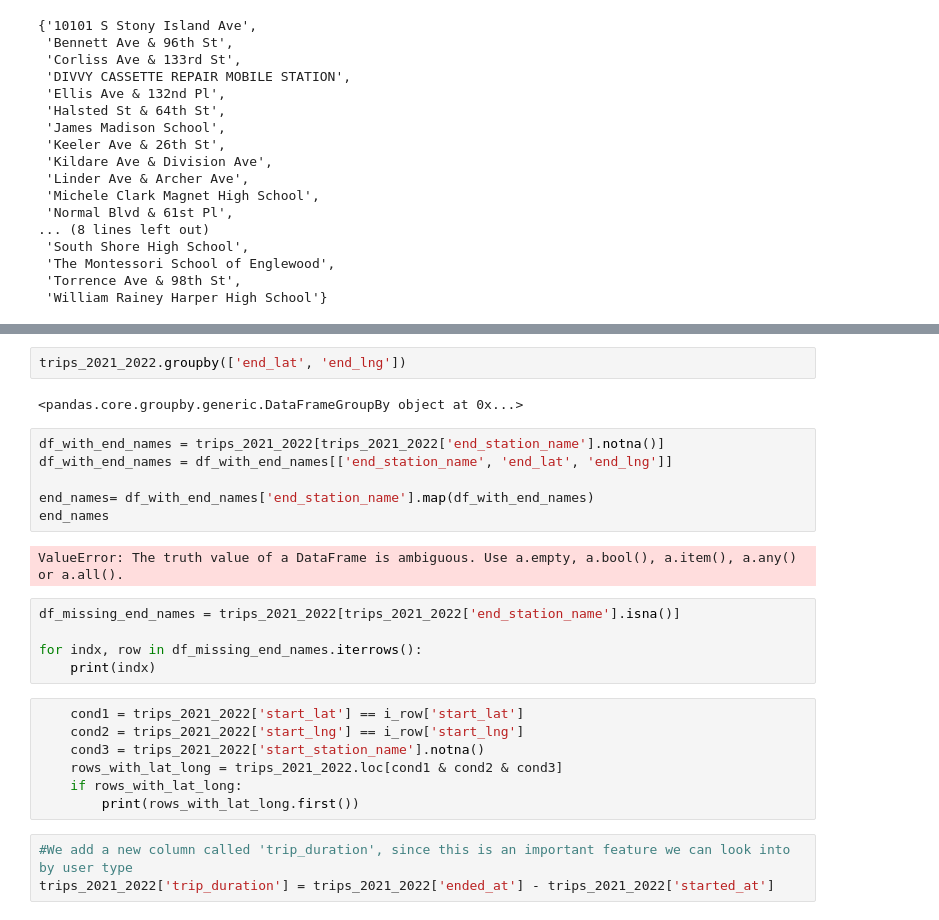
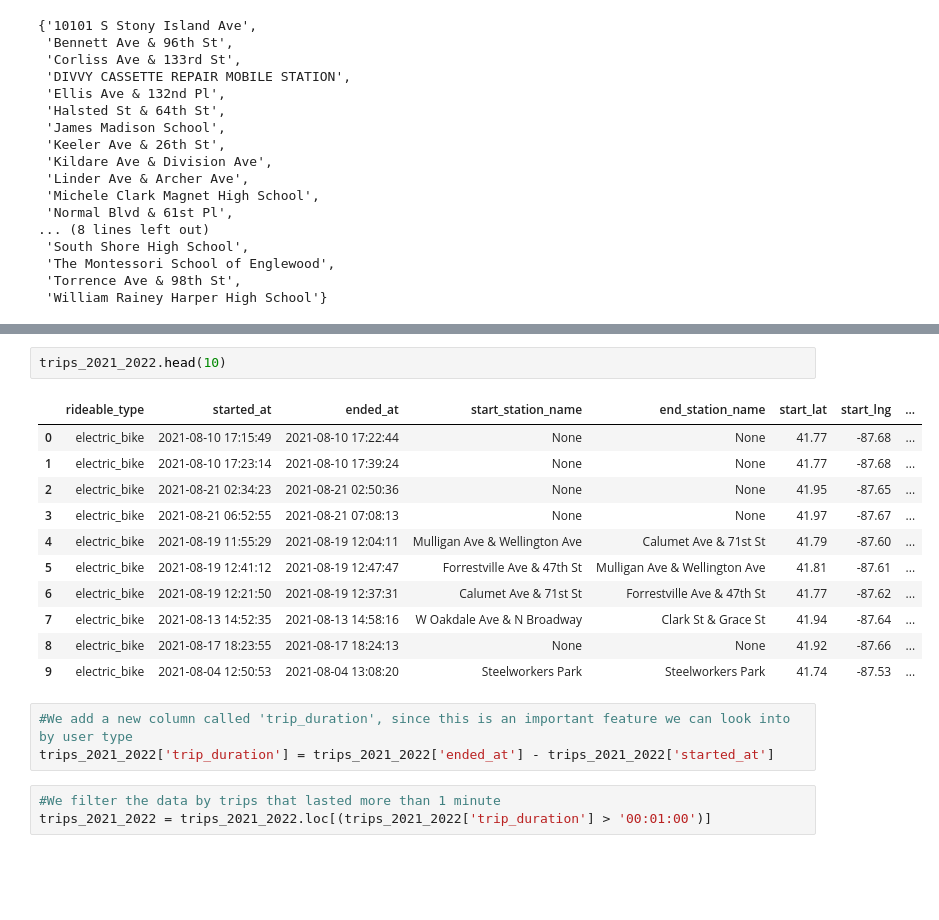
Before and after one commit to AlvaroValdelamar/Google-Data-Capstone-Project, a Jupyter notebook: src/main_script.ipynb, the cells around one changed output, grey strips where cells are left out. Saved outputs shown, nothing was run; the diff lists cells and outputs as text; blank space fills up the shorter version.

Commit message:
Update main_script.ipynb
Finished the Preparing data/Cleaning data process.

```diff
--- a/src/main_script.ipynb
+++ b/src/main_script.ipynb
@@ -387,27 +446,20 @@ We can fill out the missing values doing the following. For each row that doesn'
-# %%
-trips_2021_2022.groupby(['end_lat', 'end_lng'])
-# %% [output]
-<pandas.core.groupby.generic.DataFrameGroupBy object at 0x...>
-# %%
-df_with_end_names = trips_2021_2022[trips_2021_2022['end_station_name'].notna()]
-df_with_end_names = df_with_end_names[['end_station_name', 'end_lat', 'end_lng']]
-
-end_names= df_with_end_names['end_station_name'].map(df_with_end_names)
-end_names
-# %% [output]
-ValueError: The truth value of a DataFrame is ambiguous. Use a.empty, a.bool(), a.item(), a.any() or a.all().
-# %%
-df_missing_end_names = trips_2021_2022[trips_2021_2022['end_station_name'].isna()]
-
-for indx, row in df_missing_end_names.iterrows():
-    print(indx)
-# %%
-    cond1 = trips_2021_2022['start_lat'] == i_row['start_lat']
-    cond2 = trips_2021_2022['start_lng'] == i_row['start_lng']
-    cond3 = trips_2021_2022['start_station_name'].notna()
-    rows_with_lat_long = trips_2021_2022.loc[cond1 & cond2 & cond3]
-    if rows_with_lat_long:
-        print(rows_with_lat_long.first())
+# %%
+trips_2021_2022.head(10)
+# %% [output]
+|  | rideable_type | started_at | ended_at | start_station_name | end_station_name | start_lat | start_lng | ... |
+| 0 | electric_bike | 2021-08-10 17:15:49 | 2021-08-10 17:22:44 | None | None | 41.77 | -87.68 | ... |
+| 1 | electric_bike | 2021-08-10 17:23:14 | 2021-08-10 17:39:24 | None | None | 41.77 | -87.68 | ... |
+| 2 | electric_bike | 2021-08-21 02:34:23 | 2021-08-21 02:50:36 | None | None | 41.95 | -87.65 | ... |
+| 3 | electric_bike | 2021-08-21 06:52:55 | 2021-08-21 07:08:13 | None | None | 41.97 | -87.67 | ... |
+| 4 | electric_bike | 2021-08-19 11:55:29 | 2021-08-19 12:04:11 | Mulligan Ave & Wellington Ave | Calumet Ave & 71st St | 41.79 | -87.60 | ... |
+| 5 | electric_bike | 2021-08-19 12:41:12 | 2021-08-19 12:47:47 | Forrestville Ave & 47th St | Mulligan Ave & Wellington Ave | 41.81 | -87.61 | ... |
+| 6 | electric_bike | 2021-08-19 12:21:50 | 2021-08-19 12:37:31 | Calumet Ave & 71st St | Forrestville Ave & 47th St | 41.77 | -87.62 | ... |
+| 7 | electric_bike | 2021-08-13 14:52:35 | 2021-08-13 14:58:16 | W Oakdale Ave & N Broadway | Clark St & Grace St | 41.94 | -87.64 | ... |
+| 8 | electric_bike | 2021-08-17 18:23:55 | 2021-08-17 18:24:13 | None | None | 41.92 | -87.66 | ... |
+| 9 | electric_bike | 2021-08-04 12:50:53 | 2021-08-04 13:08:20 | Steelworkers Park | Steelworkers Park | 41.74 | -87.53 | ... |
 # %%
 #We add a new column called 'trip_duration', since this is an important feature we can look into by user type
 trips_2021_2022['trip_duration'] = trips_2021_2022['ended_at'] - trips_2021_2022['started_at']
+# %%
+#We filter the data by trips that lasted more than 1 minute
+trips_2021_2022 = trips_2021_2022.loc[(trips_2021_2022['trip_duration'] > '00:01:00')]
```
Also changed, not shown: parts of 32 cells of this notebook.
